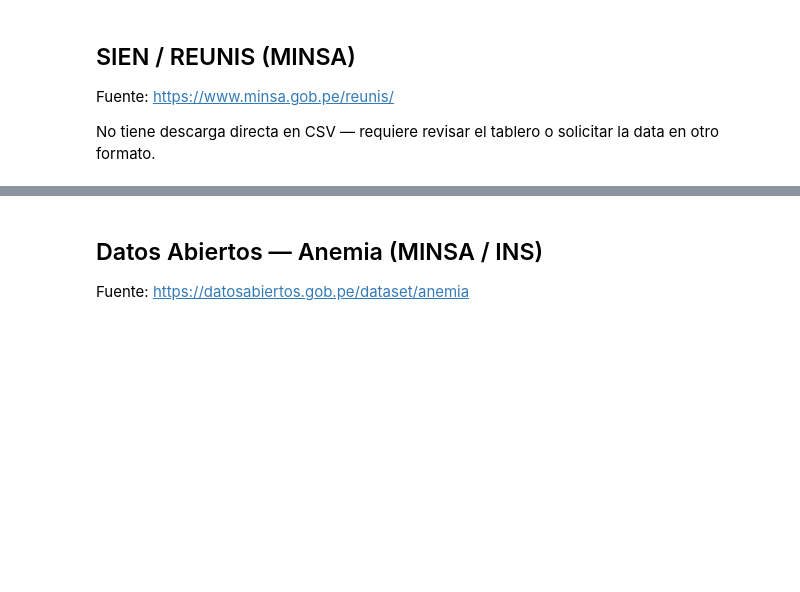
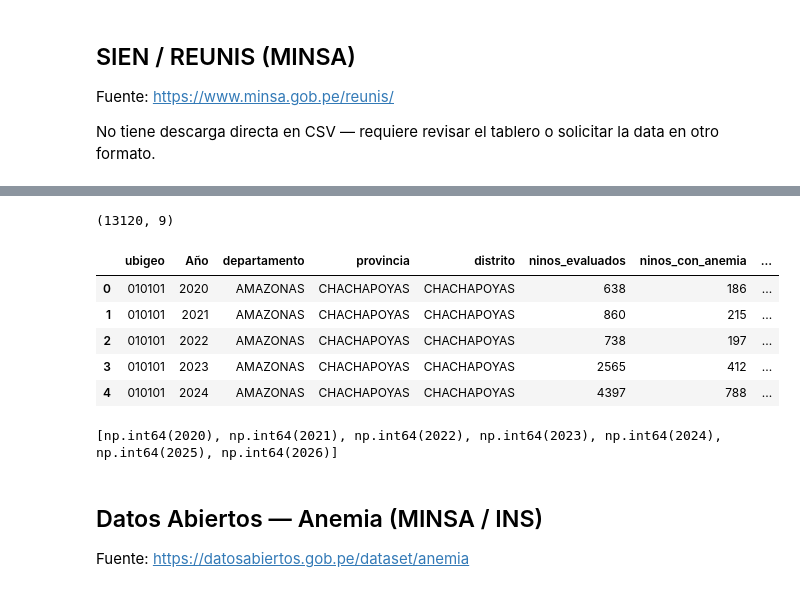
Before and after one commit to isdextre/causal-anemia-model, a Jupyter notebook: notebooks/00_join_ubigeo.ipynb, the cells around one changed output, grey strips where cells are left out. Drawn from its saved outputs; the diff is of its cells as text; code cells hidden in the pictures; blank space fills up the shorter version.

```diff
--- a/notebooks/00_join_ubigeo.ipynb
+++ b/notebooks/00_join_ubigeo.ipynb
@@ -159,3 +248,40 @@ sien.head()
+# %%
+# Estandarizar el nombre de la columna clave para el join final
+sien = sien.rename(columns={"Ubigeo": "ubigeo"})
+
+# Agregar los datos de nivel establecimiento/sexo/edad a nivel distrito-año
+anemia_distrital = (
+    sien
+    .groupby(["ubigeo", "Año"], as_index=False)
+    .agg(
+        departamento=("Departamento", "first"),
+        provincia=("Provincia", "first"),
+        distrito=("Distrito", "first"),
+        ninos_evaluados=("Evaluados", "sum"),
+        ninos_con_anemia=("Anemia", "sum"),
+        ninos_sin_anemia=("Normal", "sum"),
+    )
+)
+
+anemia_distrital["prevalencia_anemia"] = (
+    anemia_distrital["ninos_con_anemia"] / anemia_distrital["ninos_evaluados"]
+)
+
+print(anemia_distrital.shape)
+anemia_distrital.head()
+# %% [output]
+(13120, 9)
+|  | ubigeo | Año | departamento | provincia | distrito | ninos_evaluados | ninos_con_anemia | ... |
+| 0 | 010101 | 2020 | AMAZONAS | CHACHAPOYAS | CHACHAPOYAS | 638 | 186 | ... |
+| 1 | 010101 | 2021 | AMAZONAS | CHACHAPOYAS | CHACHAPOYAS | 860 | 215 | ... |
+| 2 | 010101 | 2022 | AMAZONAS | CHACHAPOYAS | CHACHAPOYAS | 738 | 197 | ... |
+| 3 | 010101 | 2023 | AMAZONAS | CHACHAPOYAS | CHACHAPOYAS | 2565 | 412 | ... |
+| 4 | 010101 | 2024 | AMAZONAS | CHACHAPOYAS | CHACHAPOYAS | 4397 | 788 | ... |
+# %%
+print(sorted(sien["Año"].unique()))
+# tebemos datos desde el 2020
+# %% [output]
+[np.int64(2020), np.int64(2021), np.int64(2022), np.int64(2023), np.int64(2024), np.int64(2025), np.int64(2026)]
 # %% [markdown]
 ## Datos Abiertos — Anemia (MINSA / INS)
 
```
Also changed, not shown: parts of 11 cells of this notebook.
